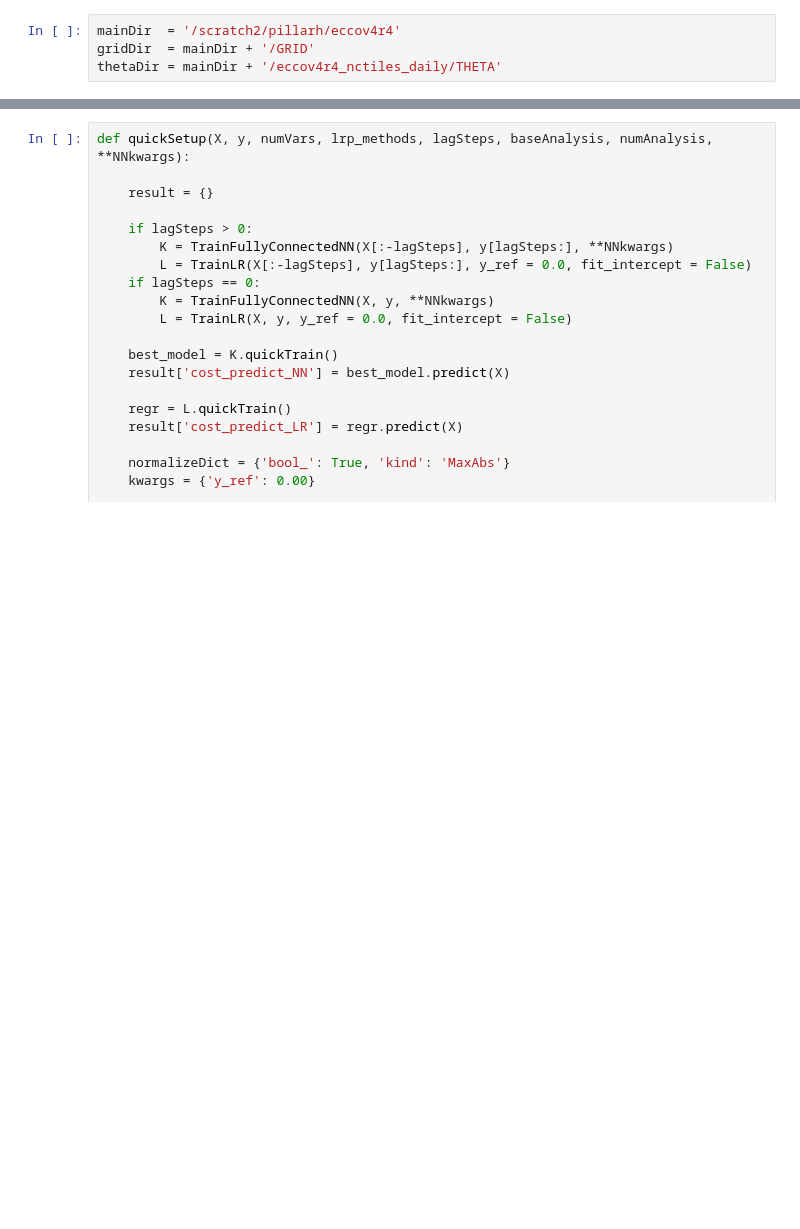
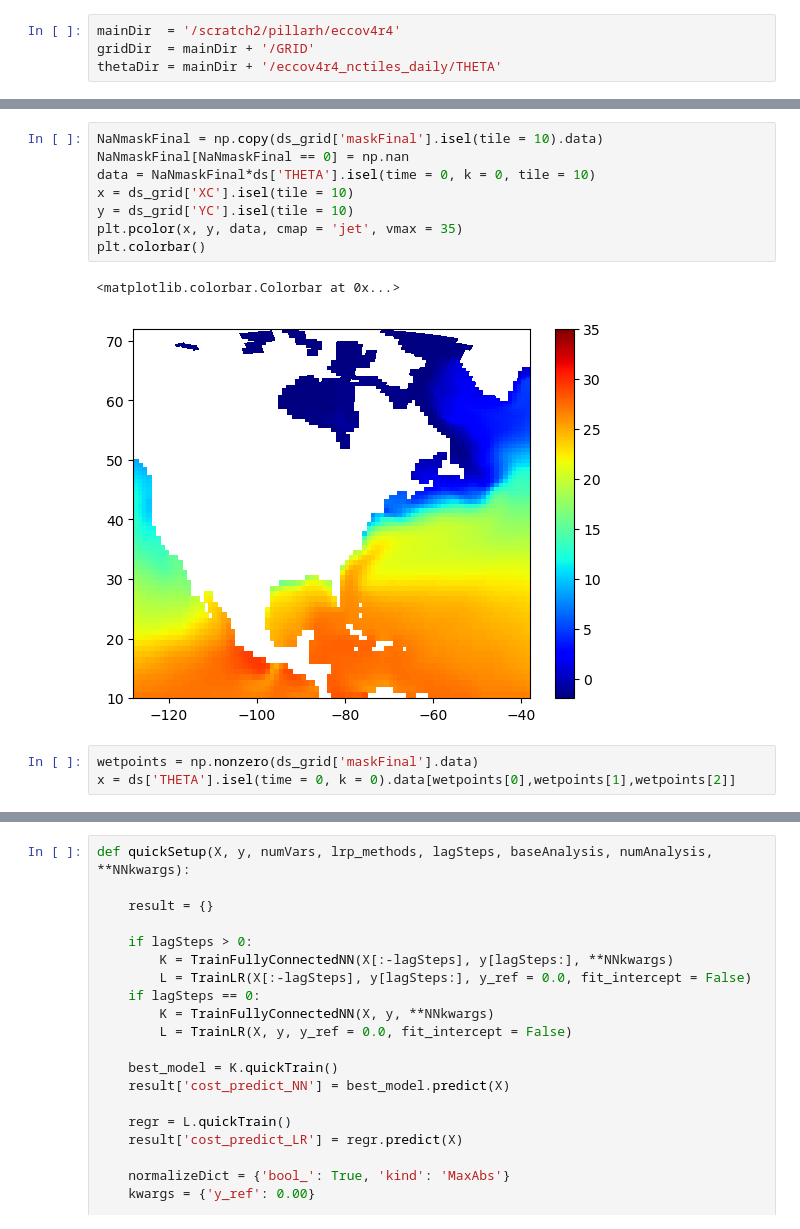
Before and after one commit to Shreyas911/XAIRT, a Jupyter notebook: examples/eccov4r4.ipynb, the cells around one changed output, grey strips where cells are left out. Saved outputs shown, nothing was run; the diff lists cells and outputs as text; blank space fills up the shorter version.

```diff
--- a/examples/eccov4r4.ipynb
+++ b/examples/eccov4r4.ipynb
@@ -160,0 +144,14 @@ X = ds['THETA'].isel(time = 0, k = 0).data[wetpoints[0],wetpoints[1],wetpoints[2
+# %%
+NaNmaskFinal = np.copy(ds_grid['maskFinal'].isel(tile = 10).data)
+NaNmaskFinal[NaNmaskFinal == 0] = np.nan
+data = NaNmaskFinal*ds['THETA'].isel(time = 0, k = 0, tile = 10)
+x = ds_grid['XC'].isel(tile = 10)
+y = ds_grid['YC'].isel(tile = 10)
+plt.pcolor(x, y, data, cmap = 'jet', vmax = 35)
+plt.colorbar()
+# %% [output]
+<matplotlib.colorbar.Colorbar at 0x...>
+[figure, added]
+# %%
+wetpoints = np.nonzero(ds_grid['maskFinal'].data)
+x = ds['THETA'].isel(time = 0, k = 0).data[wetpoints[0],wetpoints[1],wetpoints[2]]
```
Also changed, not shown: parts of 10 cells of this notebook.
